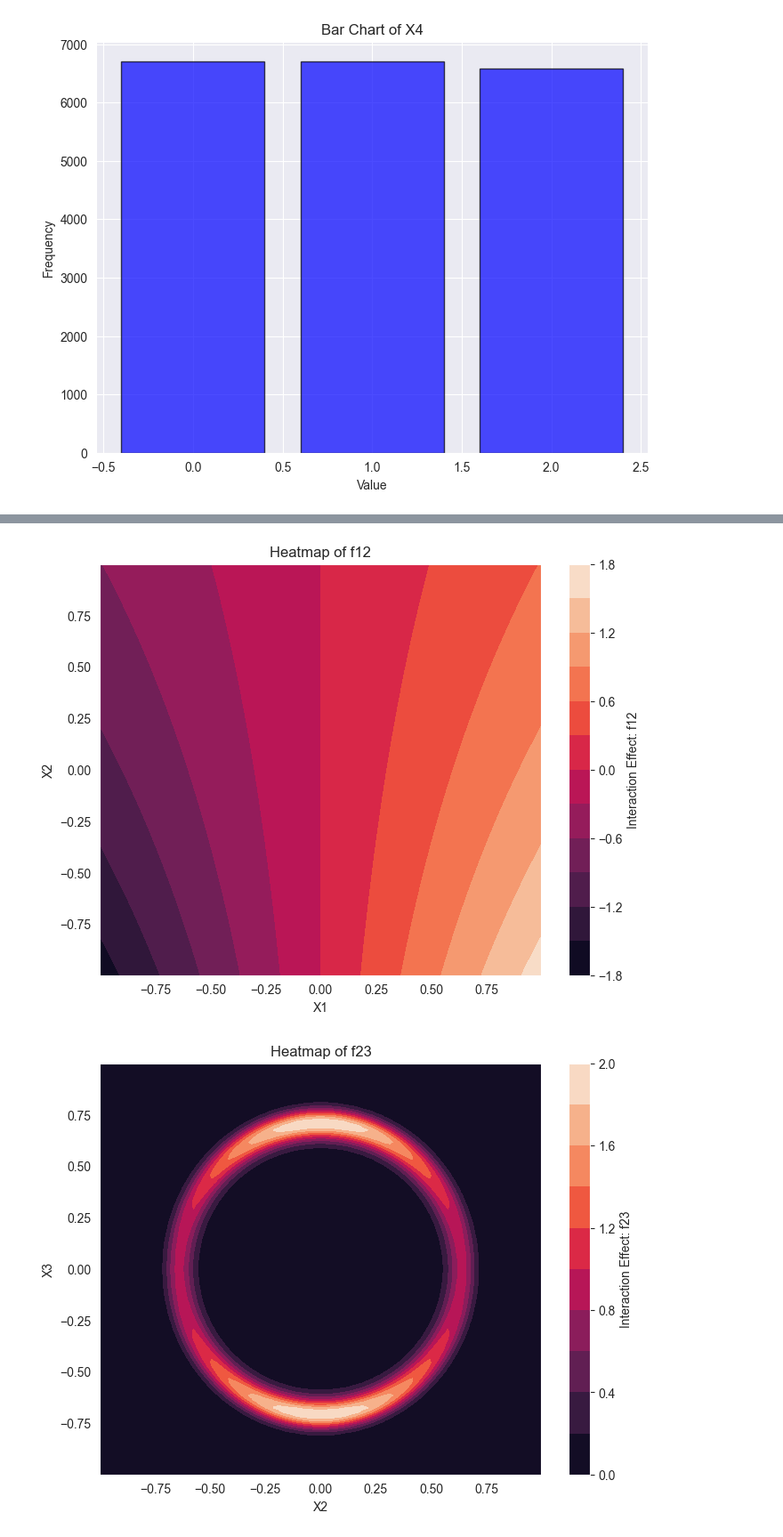
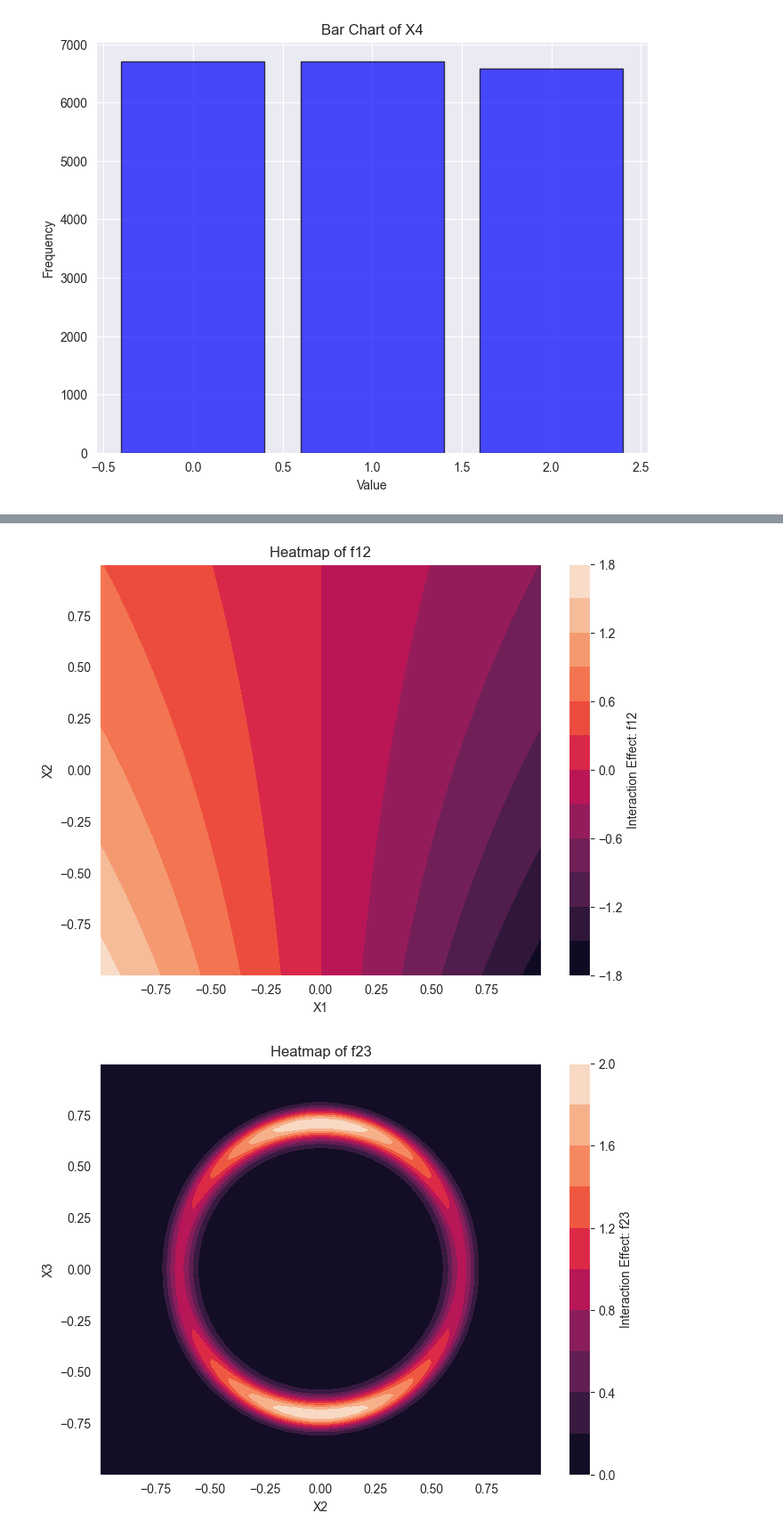
Before and after one commit to tupho289/Honours, a Jupyter notebook: synthetic_data_generation.ipynb, the cells around one changed output, grey strips where cells are left out. Shown at 89% size. Drawn from its saved outputs; the diff is of its cells as text; code cells hidden in the pictures.

```diff
--- a/synthetic_data_generation.ipynb
+++ b/synthetic_data_generation.ipynb
@@ -211,37 +211,37 @@ for i in range(1,len(variables) + 1):
 #-------------------------- plot the pairwise interaction effect --------------------------
 # Interaction plots for f16, f34, f35, and f89
 interaction_pairs = {
     "f12": ("X1", "X2"),
     "f23": ("X2", "X3"),
     "f56": ("X5", "X6")
 }
 
 # Loop through each interaction effect and plot the heatmap
 for interaction, (var1, var2) in interaction_pairs.items():
     x1 = variables[var1]
     x2 = variables[var2]
 
     # Create a meshgrid for plotting
     X1, X2 = np.meshgrid(np.linspace(x1.min(), x1.max(), 100), np.linspace(x2.min(), x2.max(), 100))
 
     # Calculate the interaction effect using the defined function
     if interaction == "f12":
-        Y = X1 * np.exp(-X2/2)
+        Y = - X1 * np.exp(-X2/2)
     elif interaction == "f23":
         Y = 2 * np.exp(-2 * X1**2 - (12 * X1**2 + 10 * X2**2 - 5)**2)
     elif interaction == "f56":
-        Y = 2 * np.sin(4*np.pi * X1 * X2)
+        Y = 1.5*np.sin(4*np.pi * X1 * X2)
 
     # Create the heatmap
-    plt.figure(figsize=(8, 6))
+    plt.figure(figsize = (8, 6))
     plt.contourf(X1, X2, Y, levels = 10)
     plt.colorbar(label = f'Interaction Effect: {interaction}')
     plt.title(f'Heatmap of {interaction}')
     plt.xlabel(var1)
     plt.ylabel(var2)
     plt.show()
 # %% [output]
-[figure, old version]
+[figure, new version]
 [figure]
 [figure]
 # %%
```
Also changed, not shown: parts of 10 cells of this notebook, 7 other files.
